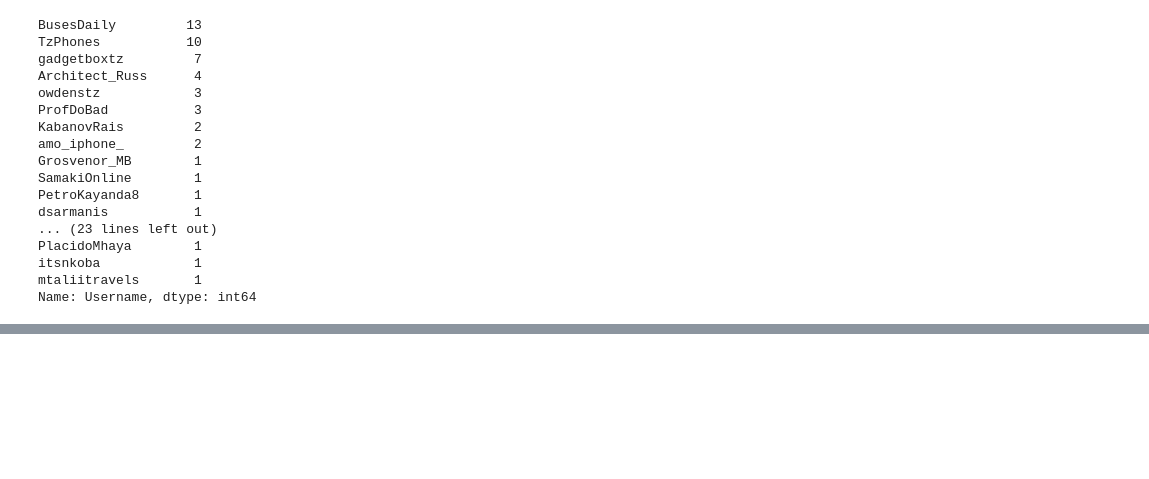
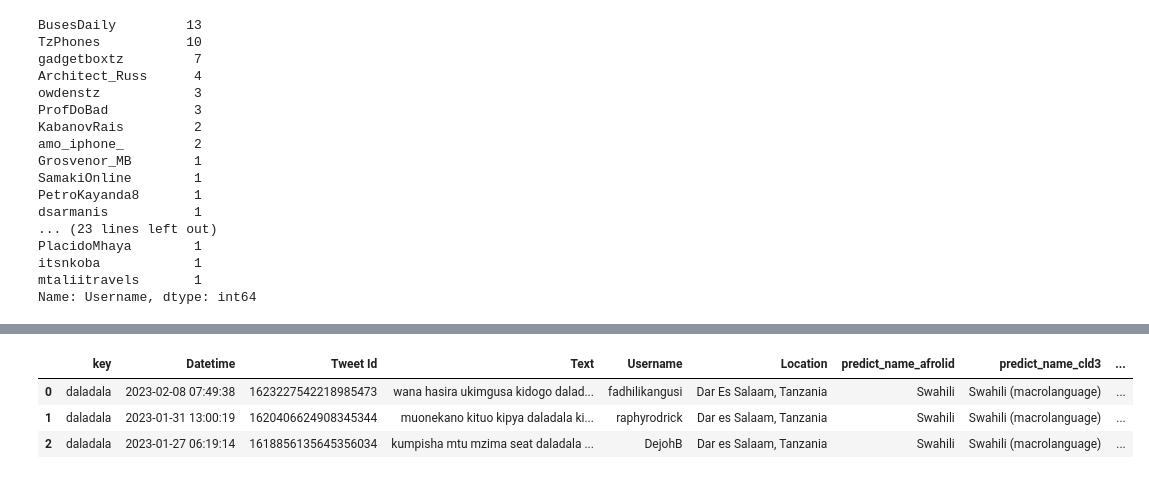
Before and after one commit to code-with-roz/Commuter_sentiment_analysis, a Jupyter notebook: Code/LID_supplementary_task.ipynb, the cells around one changed output, grey strips where cells are left out. Drawn from its saved outputs; the diff is of its cells as text; code cells hidden in the pictures; blank space fills up the shorter version.

```diff
--- a/Code/LID_supplementary_task.ipynb
+++ b/Code/LID_supplementary_task.ipynb
@@ -439,0 +499,8 @@ generate_wordcloud(" ".join(df_new['Text']))
+# %%
+df_swahili = df_new[df_new['final_language'] == 'Swahili']
+df_swahili.head(3)
+# %% [output]
+|  | key | Datetime | Tweet Id | Text | Username | Location | predict_name_afrolid | predict_name_cld3 | ... |
+| 0 | daladala | 2023-02-08 07:49:38 | 1623227542218985473 | wana hasira ukimgusa kidogo dalad... | fadhilikangusi | Dar Es Salaam, Tanzania | Swahili | Swahili (macrolanguage) | ... |
+| 1 | daladala | 2023-01-31 13:00:19 | 1620406624908345344 | muonekano kituo kipya daladala ki... | raphyrodrick | Dar es Salaam, Tanzania | Swahili | Swahili (macrolanguage) | ... |
+| 2 | daladala | 2023-01-27 06:19:14 | 1618856135645356034 | kumpisha mtu mzima seat daladala ... | DejohB | Dar es Salaam, Tanzania | Swahili | Swahili (macrolanguage) | ... |
```
Also changed, not shown: parts of 24 cells of this notebook.
